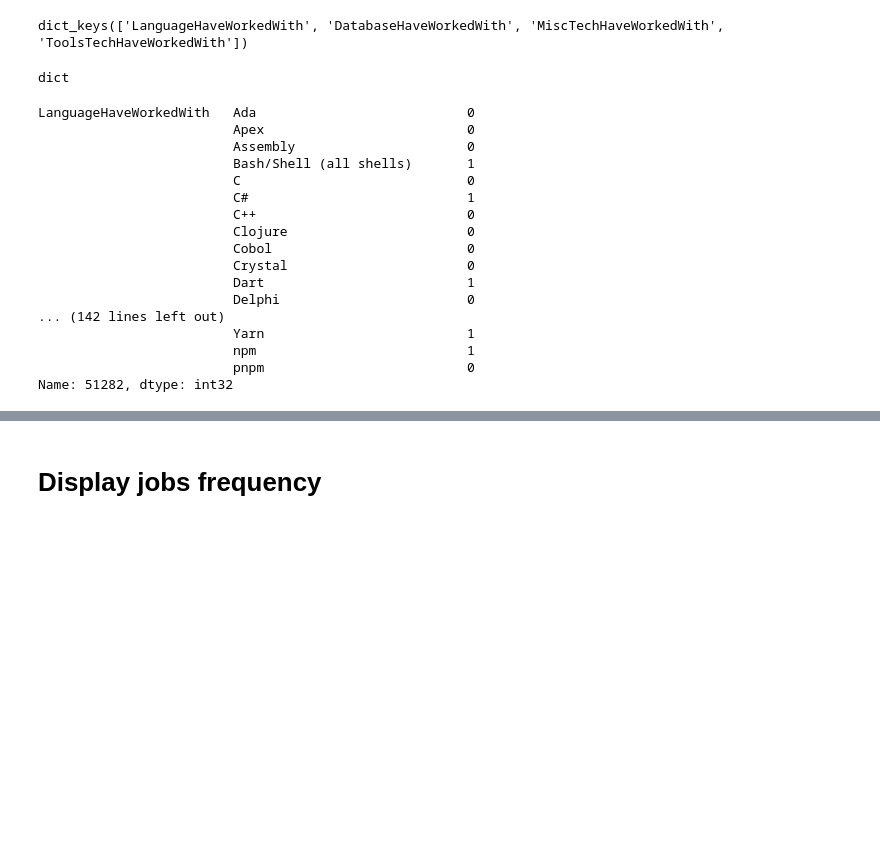
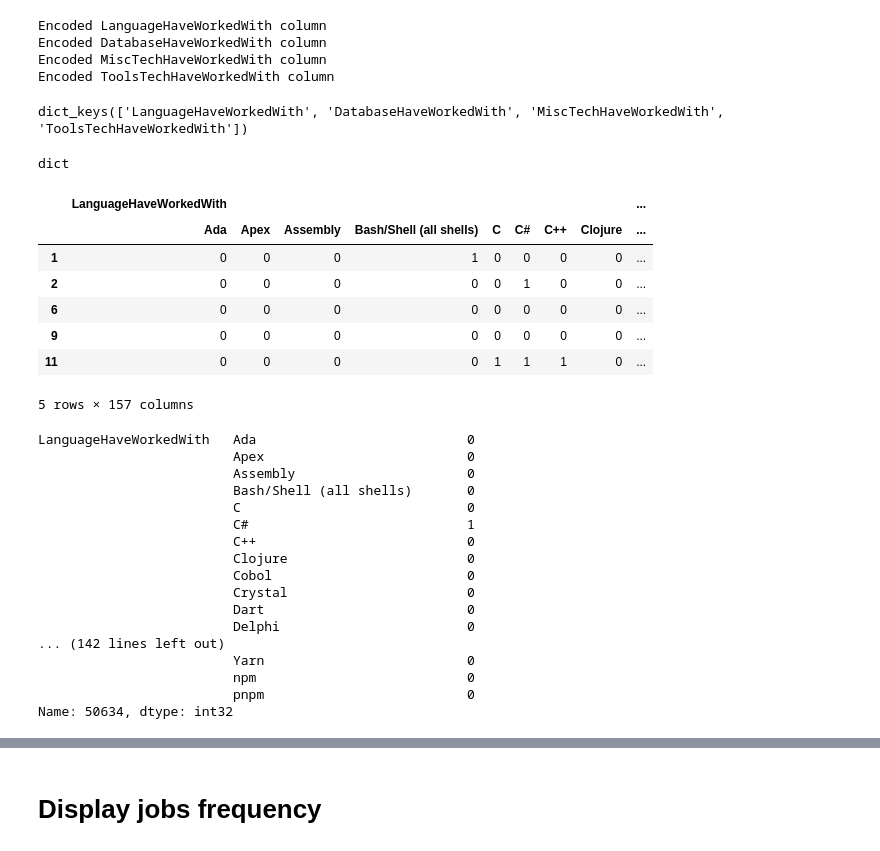
Before and after one commit to YossefEzz/stack_overflow_analysis_e2e, a Jupyter notebook: notebooks/02_desc_analytics.ipynb, the cells around one changed output, grey strips where cells are left out. Saved outputs shown, nothing was run; the diff lists cells and outputs as text; code cells hidden in the pictures; blank space fills up the shorter version.

```diff
--- a/notebooks/02_desc_analytics.ipynb
+++ b/notebooks/02_desc_analytics.ipynb
@@ -35,2 +38,4 @@ Pro Programmers: 48754 Total Programmers: 65437 Proportion: 0.7450524932377707
 # %%
 df = df[df['YearsCodePro'] > 0]
+# %%
+df = df[df["DevType"].notnull()]
@@ -129,33 +155,50 @@ for col in TECH_COL:
                             columns=binarizer.classes_,
                             index=df[col].index)
     encoded_dfs[col] = encoded_df
+    print(f"Encoded {col} column")
+# %% [output]
+Encoded LanguageHaveWorkedWith column
+Encoded DatabaseHaveWorkedWith column
+Encoded MiscTechHaveWorkedWith column
+Encoded ToolsTechHaveWorkedWith column
-# %%
-encoded_dfs.keys()
-# %% [output]
-dict_keys(['LanguageHaveWorkedWith', 'DatabaseHaveWorkedWith', 'MiscTechHaveWorkedWith', 'ToolsTechHaveWorkedWith'])
+# %%
+print(encoded_dfs.keys())
+# %% [output]
+dict_keys(['LanguageHaveWorkedWith', 'DatabaseHaveWorkedWith', 'MiscTechHaveWorkedWith', 'ToolsTechHaveWorkedWith'])
 # %%
 type(encoded_dfs)
 # %% [output]
 dict
 # %%
 df_mod = pd.concat(encoded_dfs, axis=1)
+# %%
+df_mod.head()
+# %% [output]
+|  | LanguageHaveWorkedWith |  |  |  |  |  |  |  | ... |
+|  | Ada | Apex | Assembly | Bash/Shell (all shells) | C | C# | C++ | Clojure | ... |
+| 1 | 0 | 0 | 0 | 1 | 0 | 0 | 0 | 0 | ... |
+| 2 | 0 | 0 | 0 | 0 | 0 | 1 | 0 | 0 | ... |
+| 6 | 0 | 0 | 0 | 0 | 0 | 0 | 0 | 0 | ... |
+| 9 | 0 | 0 | 0 | 0 | 0 | 0 | 0 | 0 | ... |
+| 11 | 0 | 0 | 0 | 0 | 1 | 1 | 1 | 0 | ... |
+5 rows × 157 columns
 # %%
 df_mod.sample().iloc[0]
 # %% [output]
 LanguageHaveWorkedWith   Ada                           0
                          Apex                          0
                          Assembly                      0
-                         Bash/Shell (all shells)       1
+                         Bash/Shell (all shells)       0
                          C                             0
                          C#                            1
                          C++                           0
                          Clojure                       0
                          Cobol                         0
                          Crystal                       0
-                         Dart                          1
+                         Dart                          0
                          Delphi                        0
 ... (142 lines left out)
-                         Yarn                          1
-                         npm                           1
+                         Yarn                          0
+                         npm                           0
                          pnpm                          0
-Name: 51282, dtype: int32
+Name: 50634, dtype: int32
```
Also changed, not shown: parts of 15 cells of this notebook, 4 other files.
